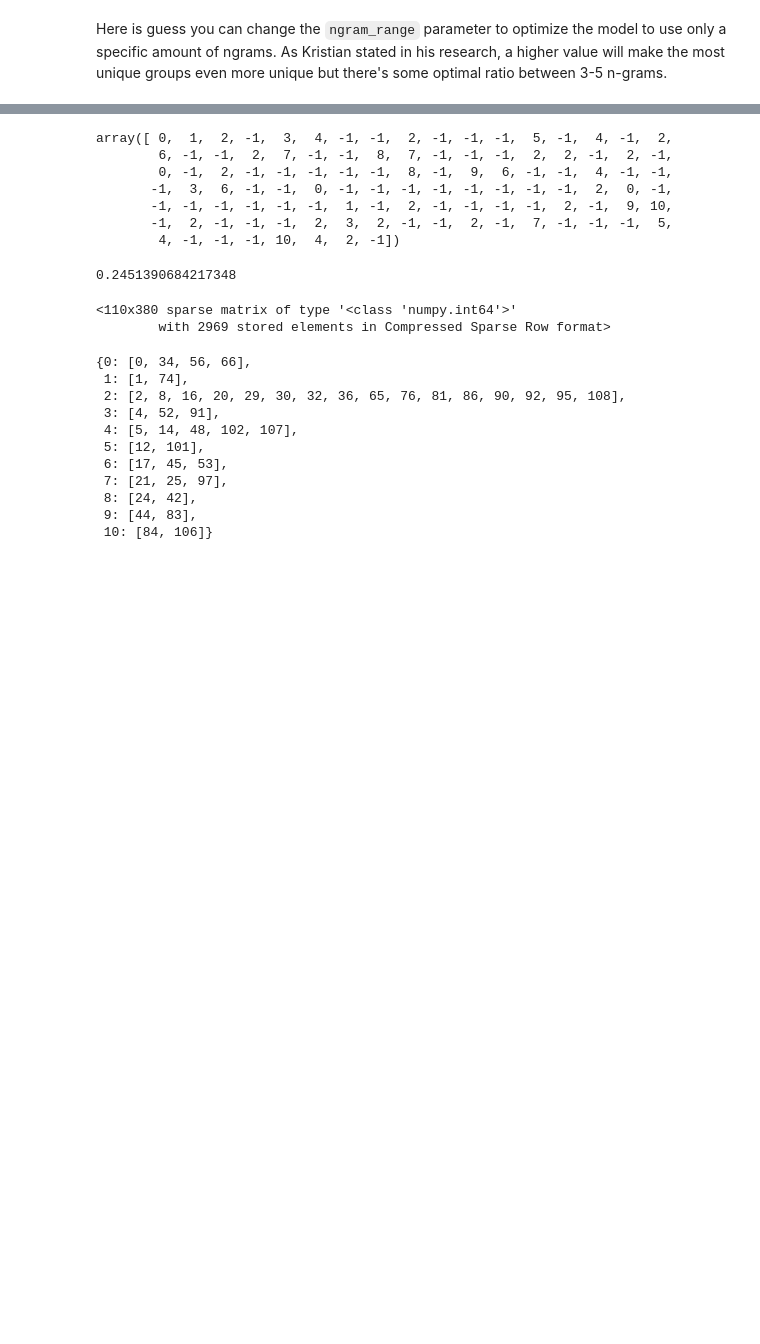
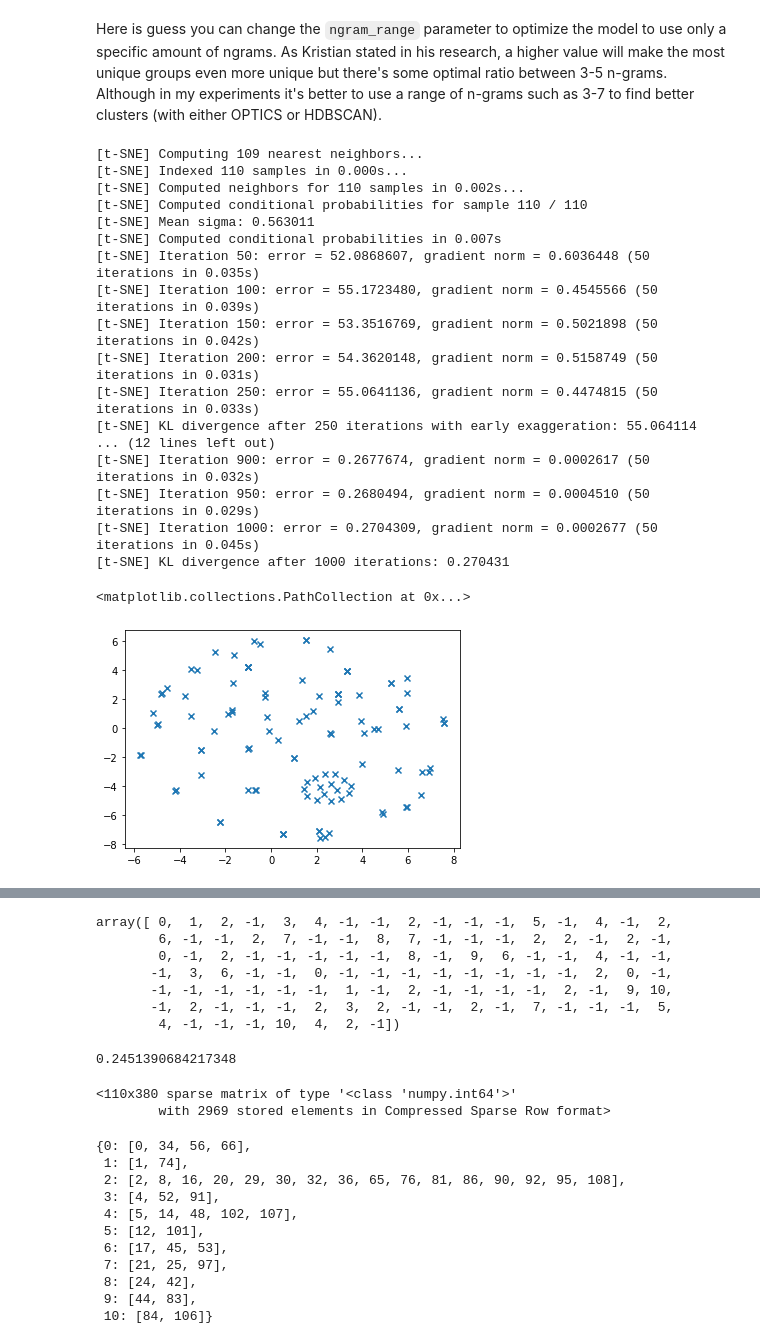
Before and after one commit to Aalto-LeTech/CodeClustersModeling, a Jupyter notebook: notebooks/n-gram model.ipynb, the cells around one changed output, grey strips where cells are left out. Saved outputs shown, nothing was run; the diff lists cells and outputs as text; code cells hidden in the pictures; blank space fills up the shorter version.

Commit message:
Rewrite a part of ngram model

```diff
--- a/notebooks/n-gram model.ipynb
+++ b/notebooks/n-gram model.ipynb
@@ -97,7 +97,55 @@ def parse_data(codeDict):
 tlist, nlist = parse_data(rain)
 df = pd.DataFrame({ "token_stream": tlist, "normalized": nlist })
 # %% [markdown]
-Here is guess you can change the `ngram_range` parameter to optimize the model to use only a specific amount of ngrams. As Kristian stated in his research, a higher value will make the most unique groups even more unique but there's some optimal ratio between 3-5 n-grams.
+Here is guess you can change the `ngram_range` parameter to optimize the model to use only a specific amount of ngrams. As Kristian stated in his research, a higher value will make the most unique groups even more unique but there's some optimal ratio between 3-5 n-grams. Although in my experiments it's better to use a range of n-grams such as 3-7 to find better clusters (with either OPTICS or HDBSCAN).
+# %%
+from sklearn.feature_extraction.text import CountVectorizer, TfidfTransformer,  TfidfVectorizer
+from sklearn.metrics import silhouette_score
+from sklearn.metrics.pairwise import cosine_similarity
+from sklearn.manifold import TSNE
+from sklearn.decomposition import TruncatedSVD
+from sklearn import manifold
+from sklearn.cluster import DBSCAN, OPTICS, KMeans
+
+from mpl_toolkits.mplot3d import Axes3D
+
+tfidf_vectorizer = TfidfVectorizer(max_df=0.95,
+                                   min_df=2,
+                                   analyzer='word',
+                                   ngram_range=(5, 5),
+                                   token_pattern="[\S]+",
+                                   lowercase= False,
+                                   strip_accents="ascii")
+
+tfidf = tfidf_vectorizer.fit_transform(df.token_stream)
+
+sim_matrix = np.around(cosine_similarity(tfidf, tfidf), decimals=8)
+dist_matrix = np.subtract(np.ones(sim_matrix.shape,  dtype=np.int8), sim_matrix)
+
+X_reduced = TruncatedSVD(n_components=50, random_state=0).fit_transform(tfidf)
+X_embedded = TSNE(n_components=2, perplexity=40, verbose=2).fit_transform(X_reduced)
+
+plt.scatter(X_embedded[:, 0], X_embedded[:, 1], marker="x")
+# %% [output]
+[t-SNE] Computing 109 nearest neighbors...
+[t-SNE] Indexed 110 samples in 0.000s...
+[t-SNE] Computed neighbors for 110 samples in 0.002s...
+[t-SNE] Computed conditional probabilities for sample 110 / 110
+[t-SNE] Mean sigma: 0.563011
+[t-SNE] Computed conditional probabilities in 0.007s
+[t-SNE] Iteration 50: error = 52.0868607, gradient norm = 0.6036448 (50 iterations in 0.035s)
+[t-SNE] Iteration 100: error = 55.1723480, gradient norm = 0.4545566 (50 iterations in 0.039s)
+[t-SNE] Iteration 150: error = 53.3516769, gradient norm = 0.5021898 (50 iterations in 0.042s)
+[t-SNE] Iteration 200: error = 54.3620148, gradient norm = 0.5158749 (50 iterations in 0.031s)
+[t-SNE] Iteration 250: error = 55.0641136, gradient norm = 0.4474815 (50 iterations in 0.033s)
+[t-SNE] KL divergence after 250 iterations with early exaggeration: 55.064114
+... (12 lines left out)
+[t-SNE] Iteration 900: error = 0.2677674, gradient norm = 0.0002617 (50 iterations in 0.032s)
+[t-SNE] Iteration 950: error = 0.2680494, gradient norm = 0.0004510 (50 iterations in 0.029s)
+[t-SNE] Iteration 1000: error = 0.2704309, gradient norm = 0.0002677 (50 iterations in 0.045s)
+[t-SNE] KL divergence after 1000 iterations: 0.270431
+<matplotlib.collections.PathCollection at 0x...>
+[figure, added]
 # %%
 ngram_vectorizer = CountVectorizer(analyzer='word',
                                    ngram_range=(5, 5),
```
Also changed, not shown: parts of 9 cells of this notebook, 1 other file.
